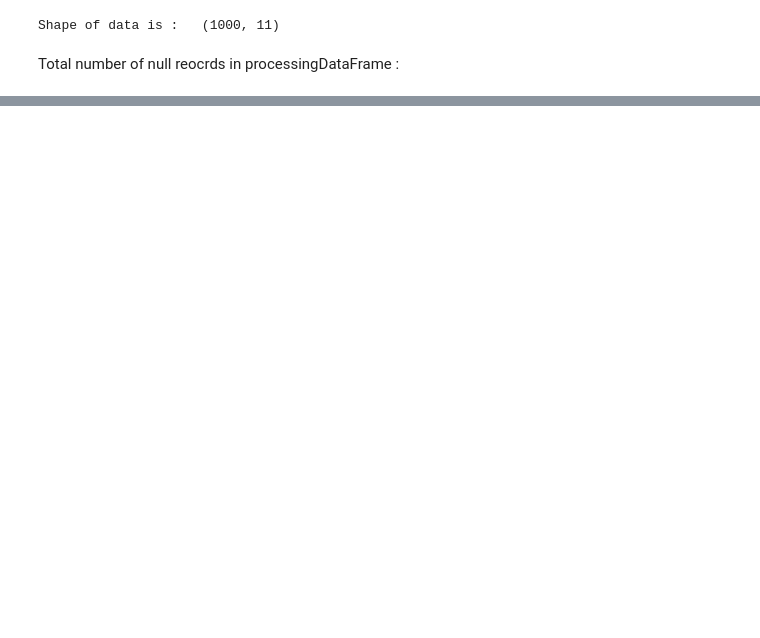
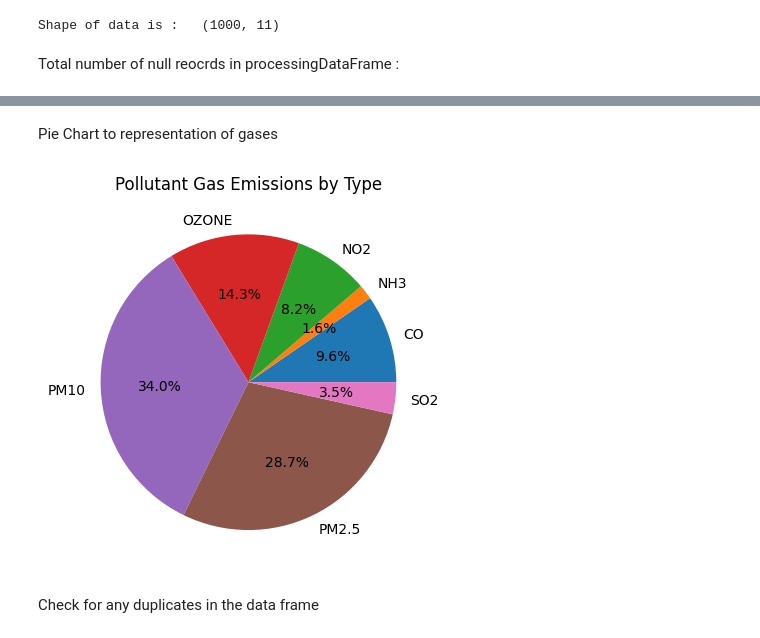
Before and after one commit to x22114386/Project_DataBase_DataAnalytics, a Jupyter notebook: CleaningAndAnalysisOfdata.ipynb, the cells around one changed output, grey strips where cells are left out. Saved outputs shown, nothing was run; the diff lists cells and outputs as text; code cells hidden in the pictures; blank space fills up the shorter version.

```diff
--- a/CleaningAndAnalysisOfdata.ipynb
+++ b/CleaningAndAnalysisOfdata.ipynb
@@ -103,0 +272,22 @@ styled_Mis_val
+# %% [markdown]
+Pie Chart to representation of gases
+# %%
+import pandas as pd
+import matplotlib.pyplot as plt
+
+
+# Group the dataset by pollutant_gas and calculate the sum of pollutant_avg for each group
+grouped = df.groupby('pollutant_id')['pollutant_avg'].sum().reset_index()
+
+# Plot the result as a pie chart
+plt.pie(grouped['pollutant_avg'], labels=grouped['pollutant_id'], autopct='%1.1f%%')
+
+# Add a title
+plt.title('Pollutant Gas Emissions by Type')
+
+# Show the plot
+plt.show()
+# %% [output]
+[figure, added]
+# %% [markdown]
+Check for any duplicates in the data frame
```
Also changed, not shown: parts of 34 cells of this notebook, 1 other file.
